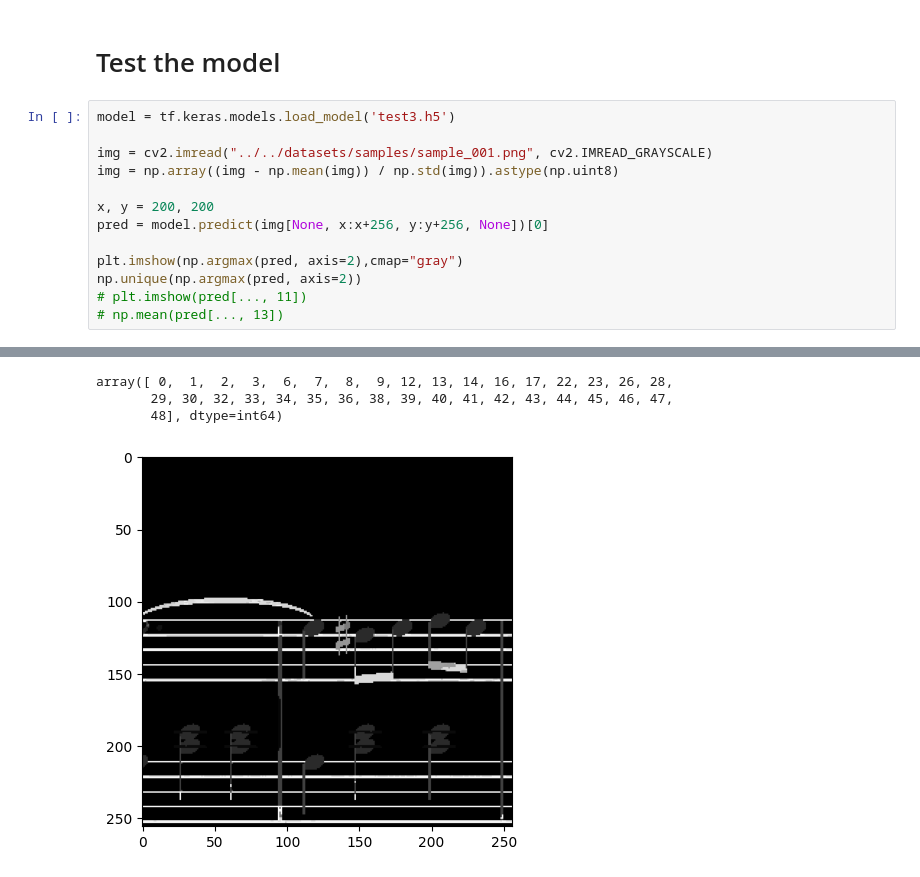
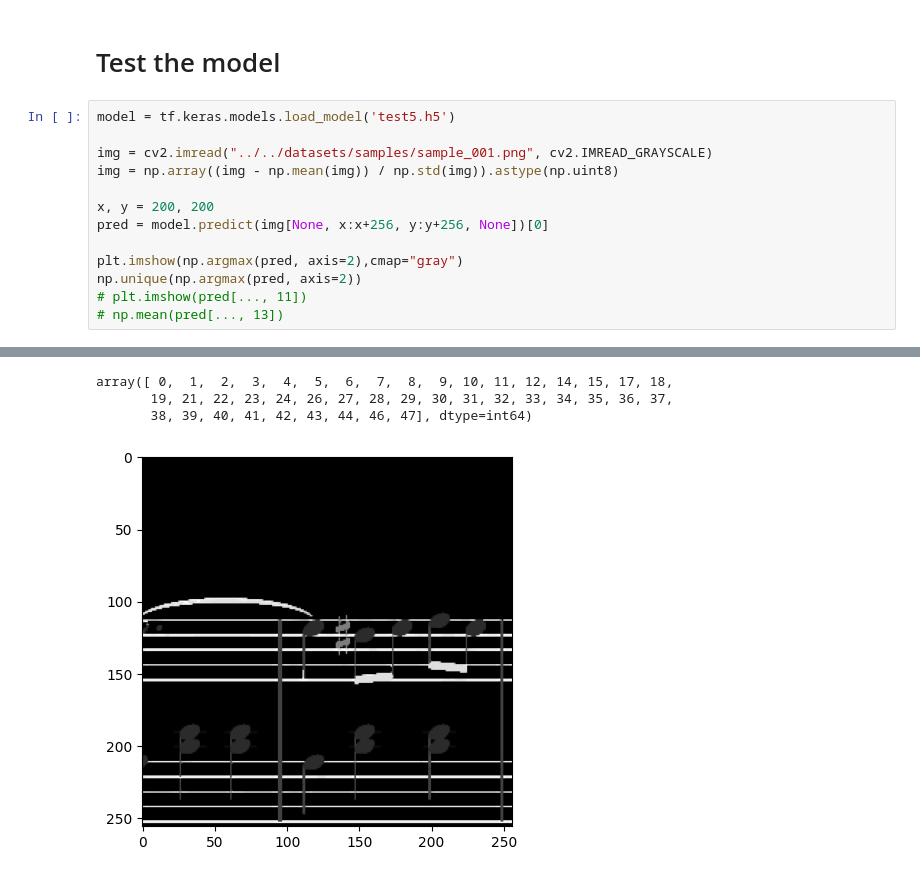
Before and after one commit to nudopnu/omr-unet, a Jupyter notebook: 04_train.ipynb, the cells around one changed output, grey strips where cells are left out. Saved outputs shown, nothing was run; the diff lists cells and outputs as text.

```diff
--- a/04_train.ipynb
+++ b/04_train.ipynb
@@ -199,7 +203,7 @@ Epoch 170: val_loss did not improve from 0.08371
 # %% [markdown]
 # Test the model
 # %%
-model = tf.keras.models.load_model('test3.h5')
+model = tf.keras.models.load_model('test5.h5')
 
 img = cv2.imread("../../datasets/samples/sample_001.png", cv2.IMREAD_GRAYSCALE)
 img = np.array((img - np.mean(img)) / np.std(img)).astype(np.uint8)
@@ -216,7 +220,7 @@ np.unique(np.argmax(pred, axis=2))
-array([ 0,  1,  2,  3,  6,  7,  8,  9, 12, 13, 14, 16, 17, 22, 23, 26, 28,
-       29, 30, 32, 33, 34, 35, 36, 38, 39, 40, 41, 42, 43, 44, 45, 46, 47,
-       48], dtype=int64)
+array([ 0,  1,  2,  3,  4,  5,  6,  7,  8,  9, 10, 11, 12, 14, 15, 17, 18,
+       19, 21, 22, 23, 24, 26, 27, 28, 29, 30, 31, 32, 33, 34, 35, 36, 37,
+       38, 39, 40, 41, 42, 43, 44, 46, 47], dtype=int64)
-[figure, old version]
+[figure, new version]
 # %%
 res = 255 - cv2.cvtColor(img[x:x+256, y:y+256, None], cv2.COLOR_GRAY2RGB)
 
```
Also changed, not shown: parts of 7 cells of this notebook, 5 other files.
